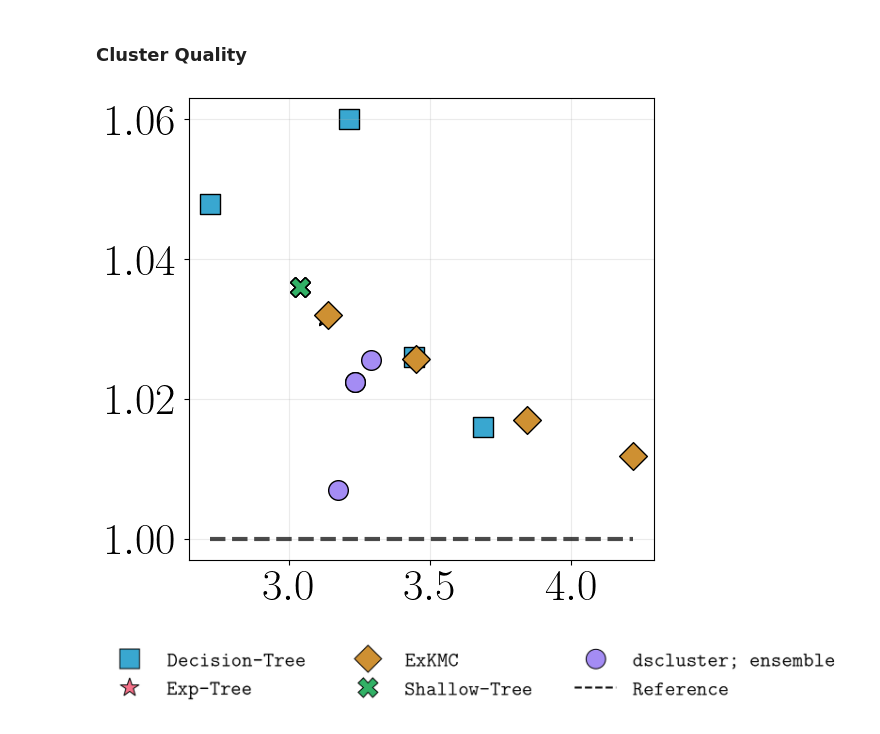
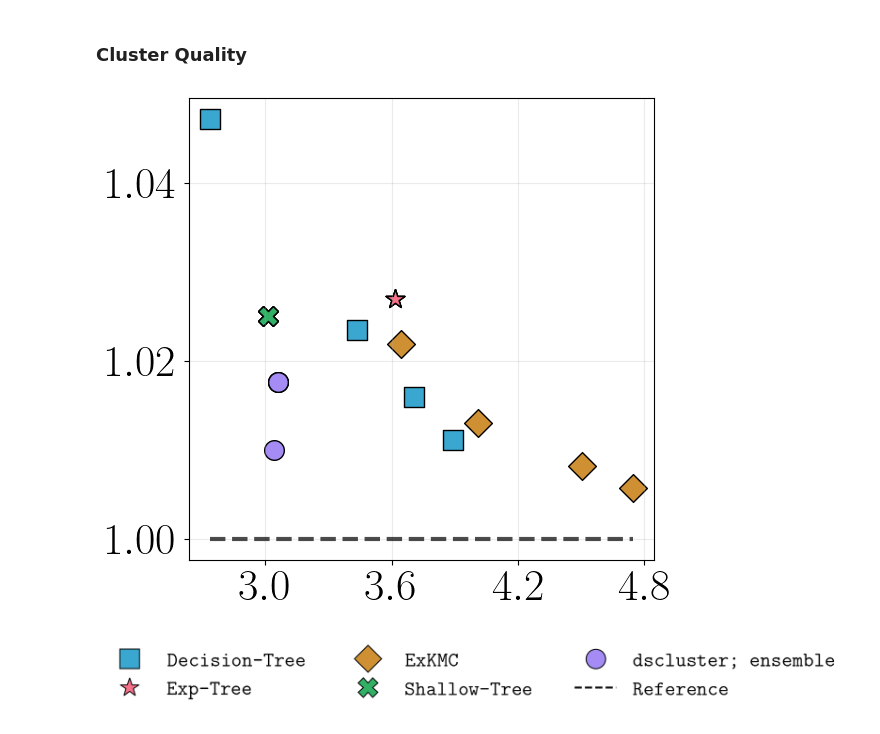
Before and after one commit to kevinqnb/interpretable-clustering, a Jupyter notebook: examples/experiments.ipynb, the cells around one changed output. Saved outputs shown, nothing was run; the diff lists cells and outputs as text; code cells hidden in the pictures.

```diff
--- a/examples/experiments.ipynb
+++ b/examples/experiments.ipynb
@@ -90,7 +104,7 @@ are therefore plotted as a part of the `interpretable_measurements.py` and `expl
 files.
 # %%
 # Specify a dataset
-dataset = 'climate'
+dataset = 'anuran'
 ref = "_smaller_alphas"
 # %%
 objective_cost_reward_dict = {
@@ -113,4 +127,4 @@ objective_cost_reward_dict = {
 # Load experiment results
 fname = "../data/experiments/" + dataset + "/alphas/exp" + ref + ".json"
 with open(fname, 'r') as f:
-    alpha_dict = json.load(f)
+    alpha_experiment_dict = json.load(f)
@@ -148,3 +130,0 @@ def select_alphas(alpha_dict, outfile):
-# %%
-outfile = "../data/experiments/" + dataset + "/alphas/selected_alphas" + ref + ".json"
-selected_alpha_dict = select_alphas(alpha_dict, outfile)
@@ -387,0 +645,30 @@ plt.show()
+# %%
+distribution_dict = {
+    dataset: {objective: None for objective in objective_names} for dataset in dataset_experiment_dict.keys()
+}
+for dataset, experiment_dict in dataset_experiment_dict.items():
+    fixed_parameters = experiment_dict['fixed-parameters']
+
+    for objective in objective_names:
+
+        weights = np.array(fixed_parameters['weights'])
+
+        selected_dscluster_module = [
+            m for m in dscluster_modules if objective == m.split(';')[1].strip()
+        ][0] # there should only be one per objective!!
+        mod_covered_sets = experiment_dict['modules'][selected_dscluster_module]['cluster-coverage-set']
+        mod_covered_set = mod_covered_sets[
+                str(min([int(l) for l in mod_covered_sets.keys()]))
+            ]
+        mod_covered_weights = weights[mod_covered_set]
+
+        selected_dscluster_weighted_module = selected_dscluster_module.split(';')[0] + '; ' + objective + '-weighted;' + selected_dscluster_module.split(';')[2]
+        weighted_mod_covered_sets = experiment_dict['modules'][selected_dscluster_weighted_module]['cluster-coverage-set']
+        weighted_mod_covered_set = weighted_mod_covered_sets[
+                str(min([int(l) for l in weighted_mod_covered_sets.keys()]))
+            ]
+        weighted_mod_covered_weights = weights[weighted_mod_covered_set]
+
+        samples1 = weights[mod_covered_set]
+        samples2 = weights[weighted_mod_covered_set]
+        distribution_dict[dataset][objective] = (samples1, samples2)
@@ -432,38 +777,38 @@ ax.scatter(
     color=color_dict[dmod_name],
     s=200,
     marker=marker_style_dict.get(dmod_name[-2], 'o'),
     edgecolors = 'k'
 )
 
 if np.min(x) < min_measure2_value:
     min_measure2_value = np.min(x)
 if np.max(x) > max_measure2_value:
     max_measure2_value = np.max(x)
 
 
 ax.xaxis.set_major_locator(MaxNLocator(nbins=4))
 
 
 ax.hlines(
     y = baseline_measure1_value / baseline_measure1_value,
     xmin = min_measure2_value,
     xmax = max_measure2_value,
     label='Reference',
     color=color_dict['Reference'],
     linestyle=linestyle_dict['Reference'],
     linewidth=3,
     alpha = 0.7
 )
 
 ax.grid(alpha=0.25)
 
-plt.savefig(
-    "../figures/" + dataset + "/max_rules/scatter_" + objective.replace("-", "_") + ref +  ".png",
-    bbox_inches='tight'
-)
+#plt.savefig(
+#    "../figures/" + dataset + "/max_rules/scatter_" + objective.replace("-", "_") + ref +  ".png",
+#    bbox_inches='tight'
+#)
 #plt.legend()
 # %% [output]
-[figure, old version]
+[figure, new version]
 # %%
 # Create a separate legend for the scatter plot with marker styles
 fig, ax = plt.subplots(figsize=(10, 2))
```
Also changed, not shown: parts of 35 cells of this notebook, 37 other files.
